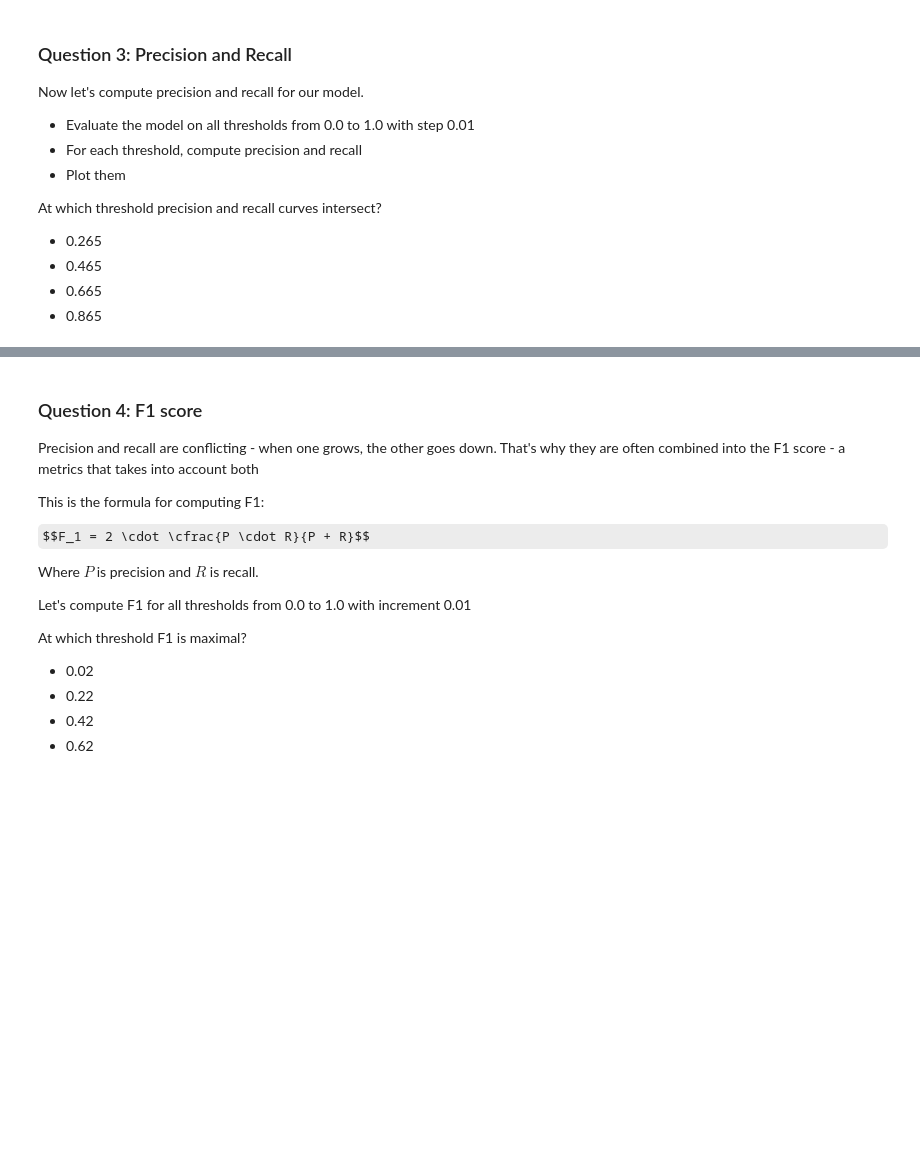
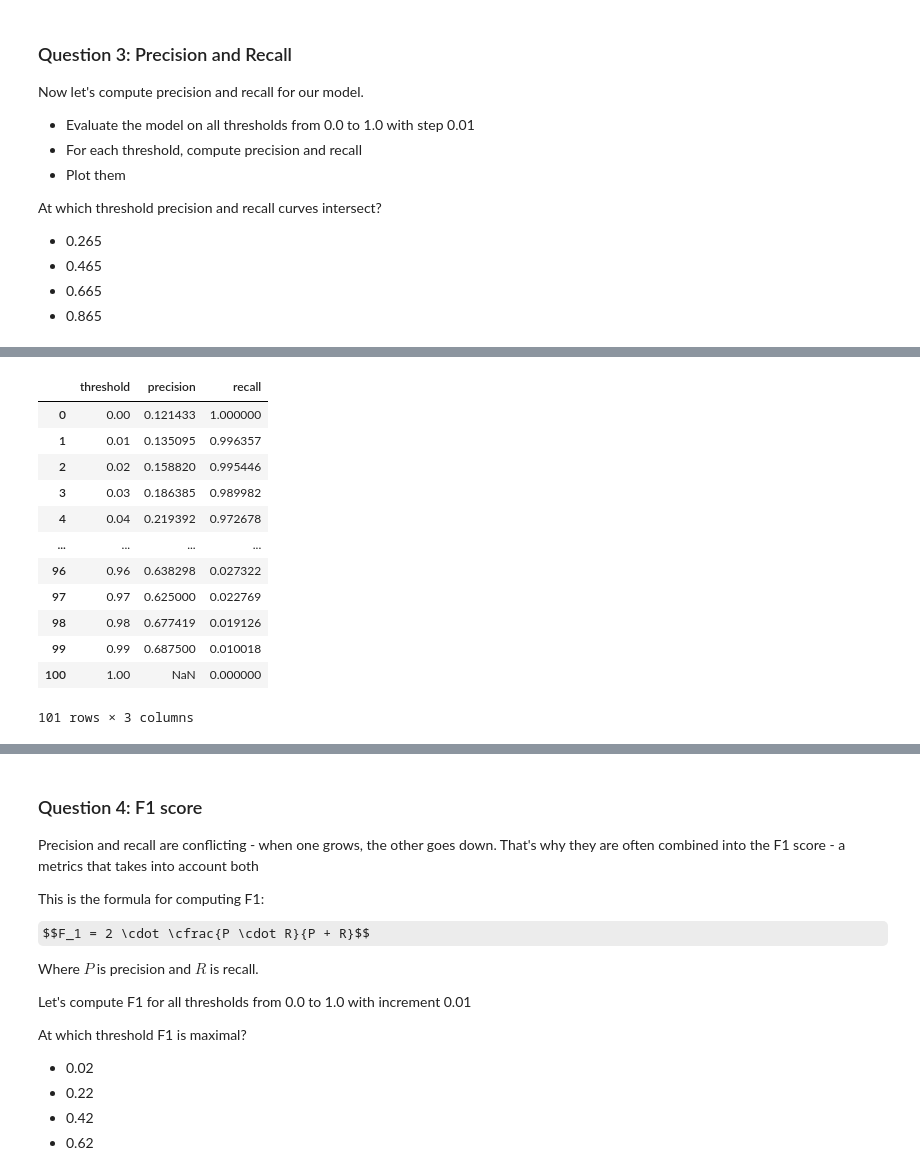
Before and after one commit to elinaharnovich/ml-zoomcamp, a Jupyter notebook: homework_4/homework_4.ipynb, the cells around one changed output, grey strips where cells are left out. Saved outputs shown, nothing was run; the diff lists cells and outputs as text; code cells hidden in the pictures; some formulas as TeX source; blank space fills up the shorter version.

```diff
--- a/homework_4/homework_4.ipynb
+++ b/homework_4/homework_4.ipynb
@@ -128,0 +167,16 @@ At which threshold precision and recall curves intersect?
+# %%
+df_scores
+# %% [output]
+|  | threshold | precision | recall |
+| 0 | 0.00 | 0.121433 | 1.000000 |
+| 1 | 0.01 | 0.135095 | 0.996357 |
+| 2 | 0.02 | 0.158820 | 0.995446 |
+| 3 | 0.03 | 0.186385 | 0.989982 |
+| 4 | 0.04 | 0.219392 | 0.972678 |
+| ... | ... | ... | ... |
+| 96 | 0.96 | 0.638298 | 0.027322 |
+| 97 | 0.97 | 0.625000 | 0.022769 |
+| 98 | 0.98 | 0.677419 | 0.019126 |
+| 99 | 0.99 | 0.687500 | 0.010018 |
+| 100 | 1.00 | NaN | 0.000000 |
+101 rows × 3 columns
```
Also changed, not shown: parts of 3 cells of this notebook.
